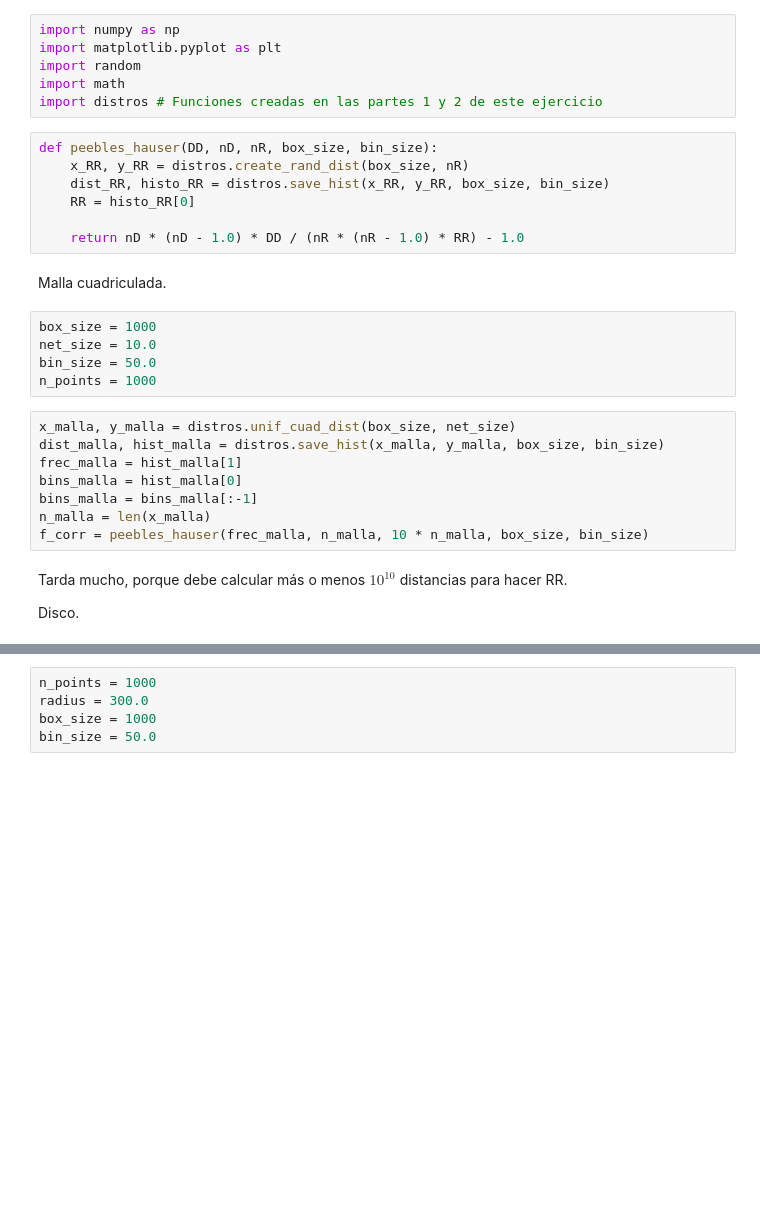
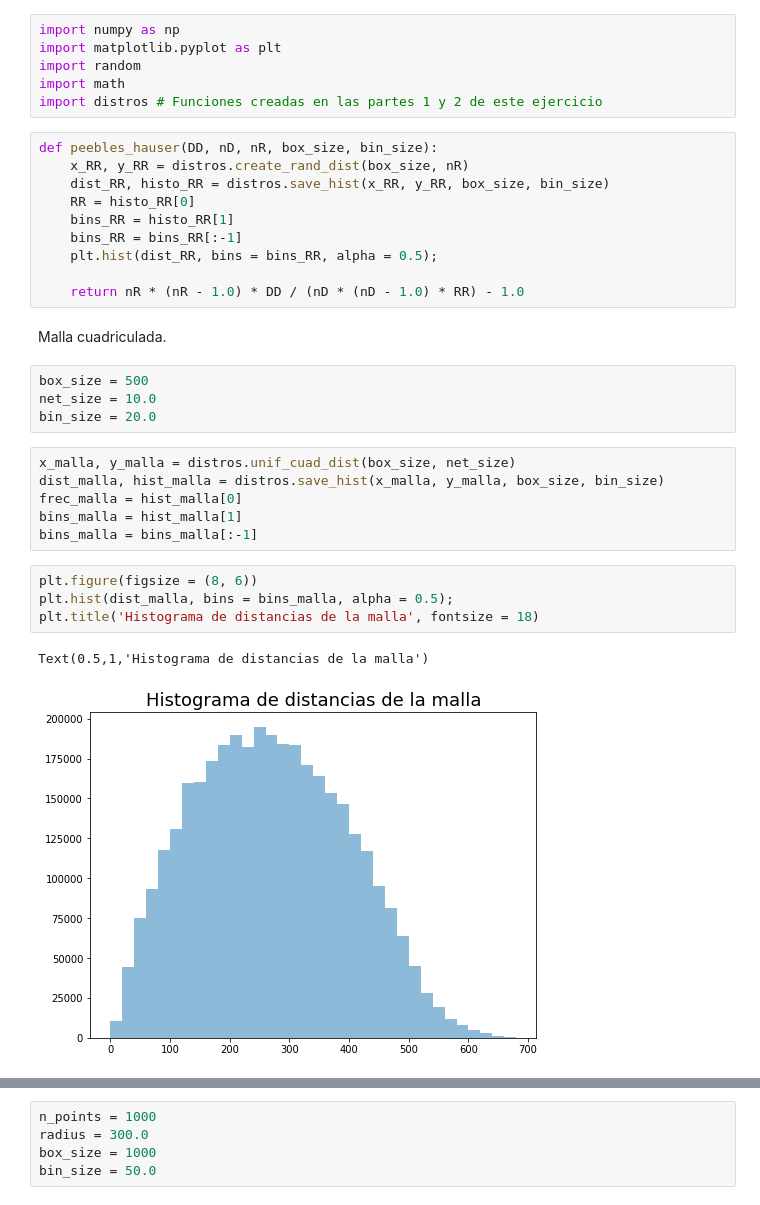
Before and after one commit to CosmoStats/cosmostats2018-Pagutri, a Jupyter notebook: 2daParte/Ejercicio2/parte3.ipynb, the cells around one changed output, grey strips where cells are left out. Saved outputs shown, nothing was run; the diff lists cells and outputs as text; blank space fills up the shorter version.

Commit message:
Moví tamaños para que mi comú no muriera. Aún no se ve nada.

```diff
--- a/2daParte/Ejercicio2/parte3.ipynb
+++ b/2daParte/Ejercicio2/parte3.ipynb
@@ -27,24 +27,27 @@ def peebles_hauser(DD, nD, nR, box_size, bin_size):
     x_RR, y_RR = distros.create_rand_dist(box_size, nR)
     dist_RR, histo_RR = distros.save_hist(x_RR, y_RR, box_size, bin_size)
     RR = histo_RR[0]
+    bins_RR = histo_RR[1]
+    bins_RR = bins_RR[:-1]
+    plt.hist(dist_RR, bins = bins_RR, alpha = 0.5);
 
-    return nD * (nD - 1.0) * DD / (nR * (nR - 1.0) * RR) - 1.0
+    return nR * (nR - 1.0) * DD / (nD * (nD - 1.0) * RR) - 1.0
 # %% [markdown]
 Malla cuadriculada.
 # %%
-box_size = 1000
+box_size = 500
 net_size = 10.0
-bin_size = 50.0
-n_points = 1000
+bin_size = 20.0
 # %%
 x_malla, y_malla = distros.unif_cuad_dist(box_size, net_size)
 dist_malla, hist_malla = distros.save_hist(x_malla, y_malla, box_size, bin_size)
-frec_malla = hist_malla[1]
-bins_malla = hist_malla[0]
+frec_malla = hist_malla[0]
+bins_malla = hist_malla[1]
 bins_malla = bins_malla[:-1]
-n_malla = len(x_malla)
-f_corr = peebles_hauser(frec_malla, n_malla, 10 * n_malla, box_size, bin_size)
-# %% [markdown]
-Tarda mucho, porque debe calcular más o menos $10^{10}$ distancias para hacer RR.
-
-Disco.
+# %%
+plt.figure(figsize = (8, 6))
+plt.hist(dist_malla, bins = bins_malla, alpha = 0.5);
+plt.title('Histograma de distancias de la malla', fontsize = 18)
+# %% [output]
+Text(0.5,1,'Histograma de distancias de la malla')
+[figure, added]
```
Also changed, not shown: parts of 4 cells of this notebook.
